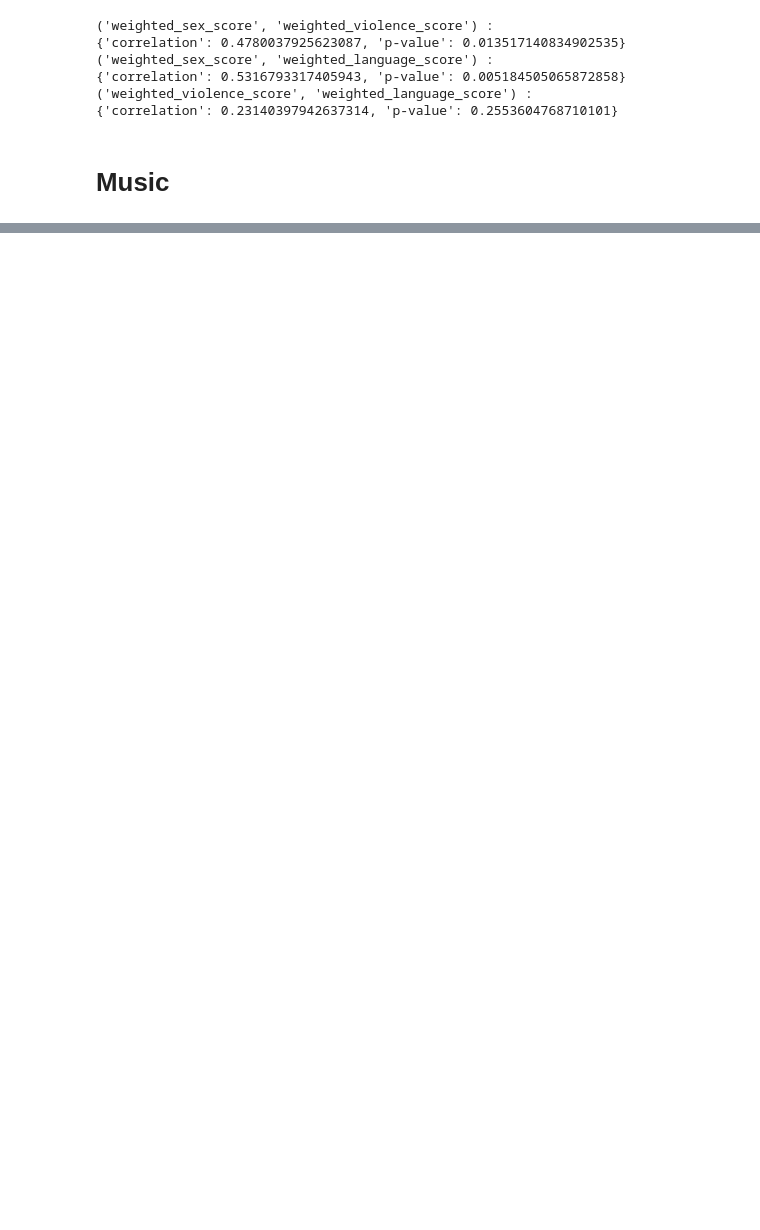
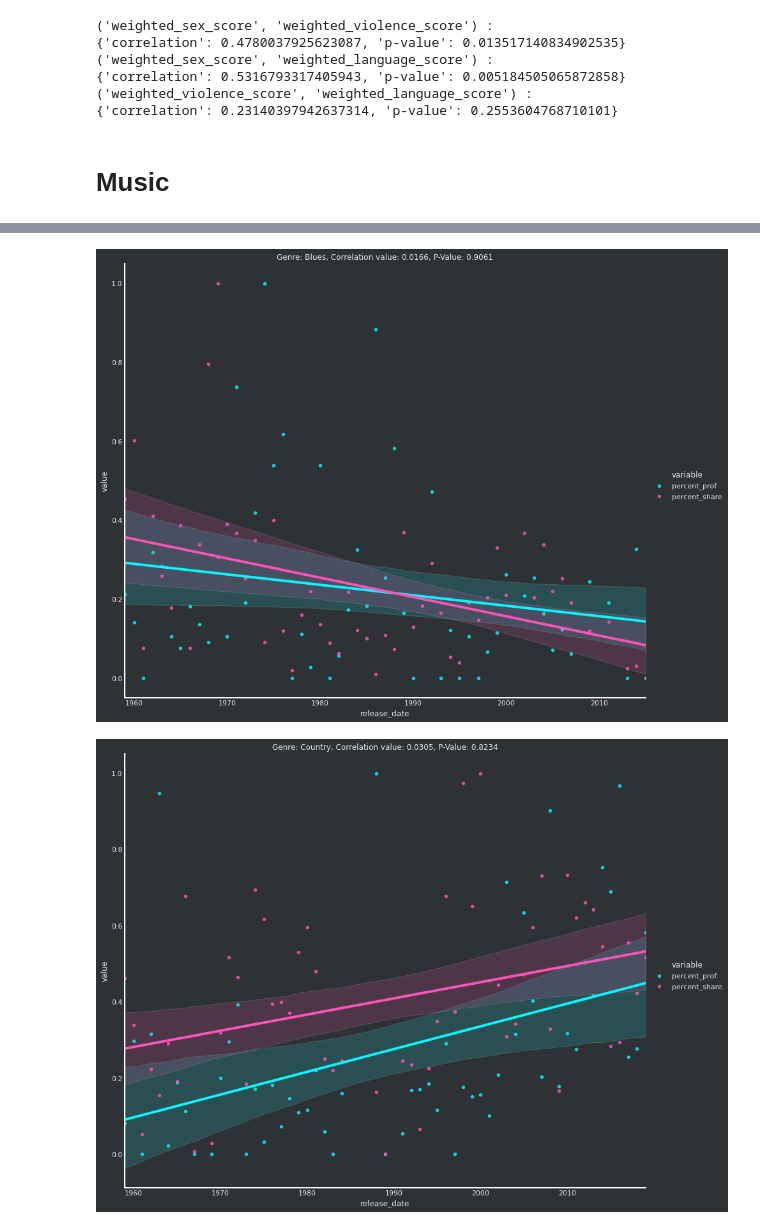
Before and after one commit to clonedapple/2021Fall_finals, a Jupyter notebook: Viz.ipynb, the cells around one changed output, grey strips where cells are left out. Saved outputs shown, nothing was run; the diff lists cells and outputs as text; code cells hidden in the pictures; blank space fills up the shorter version.

```diff
--- a/Viz.ipynb
+++ b/Viz.ipynb
@@ -162,0 +174,8 @@ for key, val in correlations.items():
+# %%
+genre_prof = post59.groupby(['release_date','genre'])['percent_prof'].mean().reset_index()
+popularity_percentage = post59.groupby('release_date')['genre'].apply(lambda x: x.value_counts(normalize = True)).unstack().to_dict()
+# %%
+main.plot_genres(genre_prof, popularity_percentage)
+# %% [output]
+[figure, added]
+[figure, added]
```
Also changed, not shown: parts of 6 cells of this notebook, 1 other file.
